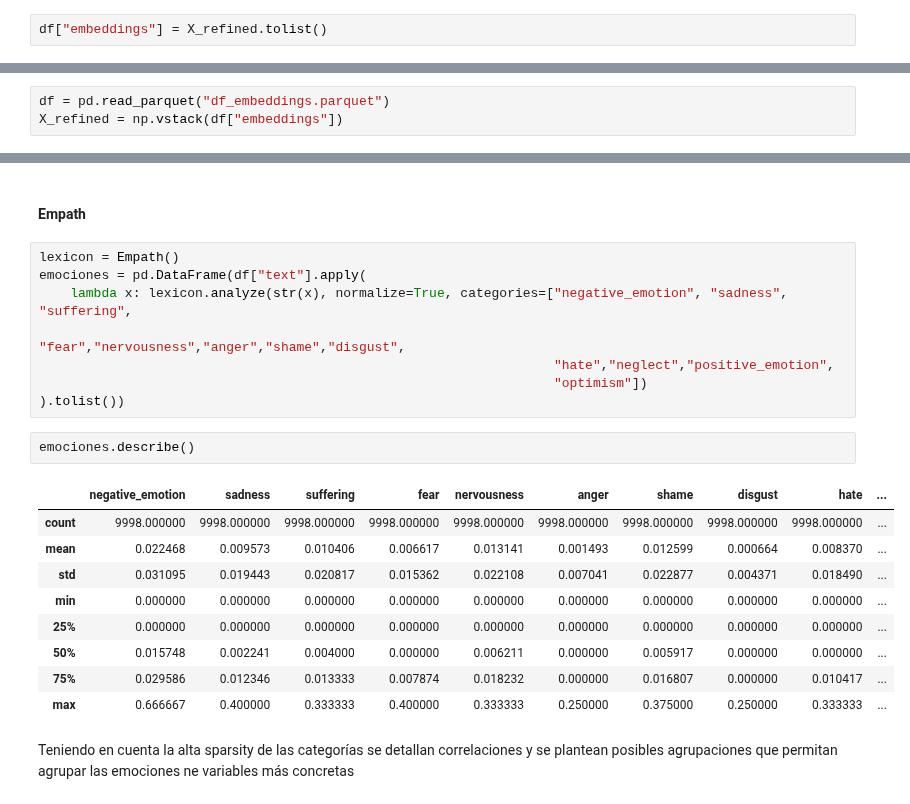
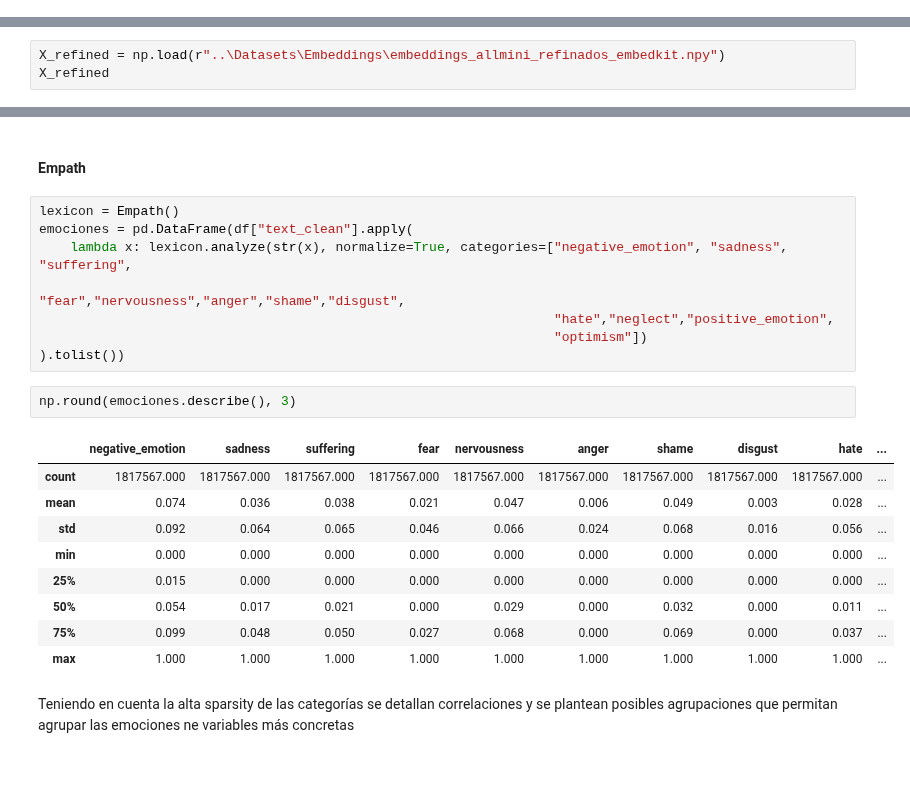
Before and after one commit to sm98652/Analisis-de-comunidades-de-salud-mental-con-grafos, a Jupyter notebook: Codigo/1. Limpieza y preprocesamiento.ipynb, the cells around one changed output, grey strips where cells are left out. Cells and saved outputs as stored; diff of their text form; blank space fills up the shorter version.

```diff
--- a/Codigo/1. Limpieza y preprocesamiento.ipynb
+++ b/Codigo/1. Limpieza y preprocesamiento.ipynb
@@ -1176,8 +1241,6 @@ for i in [10,20,30,40,50]:
 ============================================================
-# %%
-df["embeddings"] = X_refined.tolist()
 # %% [markdown]
 ## Visualización
 # %%
-df = pd.read_parquet("df_embeddings.parquet")
-X_refined = np.vstack(df["embeddings"])
+X_refined = np.load(r"..\Datasets\Embeddings\embeddings_allmini_refinados_embedkit.npy")
+X_refined
@@ -1417,24 +1521,24 @@ Además, el grafo se podría enriquecer mapeando tanto emociones como temáticas
 #### Empath
 # %%
 lexicon = Empath()
-emociones = pd.DataFrame(df["text"].apply(
+emociones = pd.DataFrame(df["text_clean"].apply(
     lambda x: lexicon.analyze(str(x), normalize=True, categories=["negative_emotion", "sadness", "suffering",
                                                                   "fear","nervousness","anger","shame","disgust",
                                                                   "hate","neglect","positive_emotion",
                                                                   "optimism"])
 ).tolist())
 # %%
-emociones.describe()
+np.round(emociones.describe(), 3)
 # %% [output]
 |  | negative_emotion | sadness | suffering | fear | nervousness | anger | shame | disgust | hate | ... |
-| count | 9998.000000 | 9998.000000 | 9998.000000 | 9998.000000 | 9998.000000 | 9998.000000 | 9998.000000 | 9998.000000 | 9998.000000 | ... |
-| mean | 0.022468 | 0.009573 | 0.010406 | 0.006617 | 0.013141 | 0.001493 | 0.012599 | 0.000664 | 0.008370 | ... |
-| std | 0.031095 | 0.019443 | 0.020817 | 0.015362 | 0.022108 | 0.007041 | 0.022877 | 0.004371 | 0.018490 | ... |
-| min | 0.000000 | 0.000000 | 0.000000 | 0.000000 | 0.000000 | 0.000000 | 0.000000 | 0.000000 | 0.000000 | ... |
-| 25% | 0.000000 | 0.000000 | 0.000000 | 0.000000 | 0.000000 | 0.000000 | 0.000000 | 0.000000 | 0.000000 | ... |
-| 50% | 0.015748 | 0.002241 | 0.004000 | 0.000000 | 0.006211 | 0.000000 | 0.005917 | 0.000000 | 0.000000 | ... |
-| 75% | 0.029586 | 0.012346 | 0.013333 | 0.007874 | 0.018232 | 0.000000 | 0.016807 | 0.000000 | 0.010417 | ... |
-| max | 0.666667 | 0.400000 | 0.333333 | 0.400000 | 0.333333 | 0.250000 | 0.375000 | 0.250000 | 0.333333 | ... |
+| count | 1817567.000 | 1817567.000 | 1817567.000 | 1817567.000 | 1817567.000 | 1817567.000 | 1817567.000 | 1817567.000 | 1817567.000 | ... |
+| mean | 0.074 | 0.036 | 0.038 | 0.021 | 0.047 | 0.006 | 0.049 | 0.003 | 0.028 | ... |
+| std | 0.092 | 0.064 | 0.065 | 0.046 | 0.066 | 0.024 | 0.068 | 0.016 | 0.056 | ... |
+| min | 0.000 | 0.000 | 0.000 | 0.000 | 0.000 | 0.000 | 0.000 | 0.000 | 0.000 | ... |
+| 25% | 0.015 | 0.000 | 0.000 | 0.000 | 0.000 | 0.000 | 0.000 | 0.000 | 0.000 | ... |
+| 50% | 0.054 | 0.017 | 0.021 | 0.000 | 0.029 | 0.000 | 0.032 | 0.000 | 0.011 | ... |
+| 75% | 0.099 | 0.048 | 0.050 | 0.027 | 0.068 | 0.000 | 0.069 | 0.000 | 0.037 | ... |
+| max | 1.000 | 1.000 | 1.000 | 1.000 | 1.000 | 1.000 | 1.000 | 1.000 | 1.000 | ... |
 # %% [markdown]
 Teniendo en cuenta la alta sparsity de las categorías se detallan correlaciones y se plantean posibles agrupaciones que permitan agrupar las emociones ne variables más concretas
 # %%
```
Also changed, not shown: parts of 23 cells of this notebook, 2 other files.
